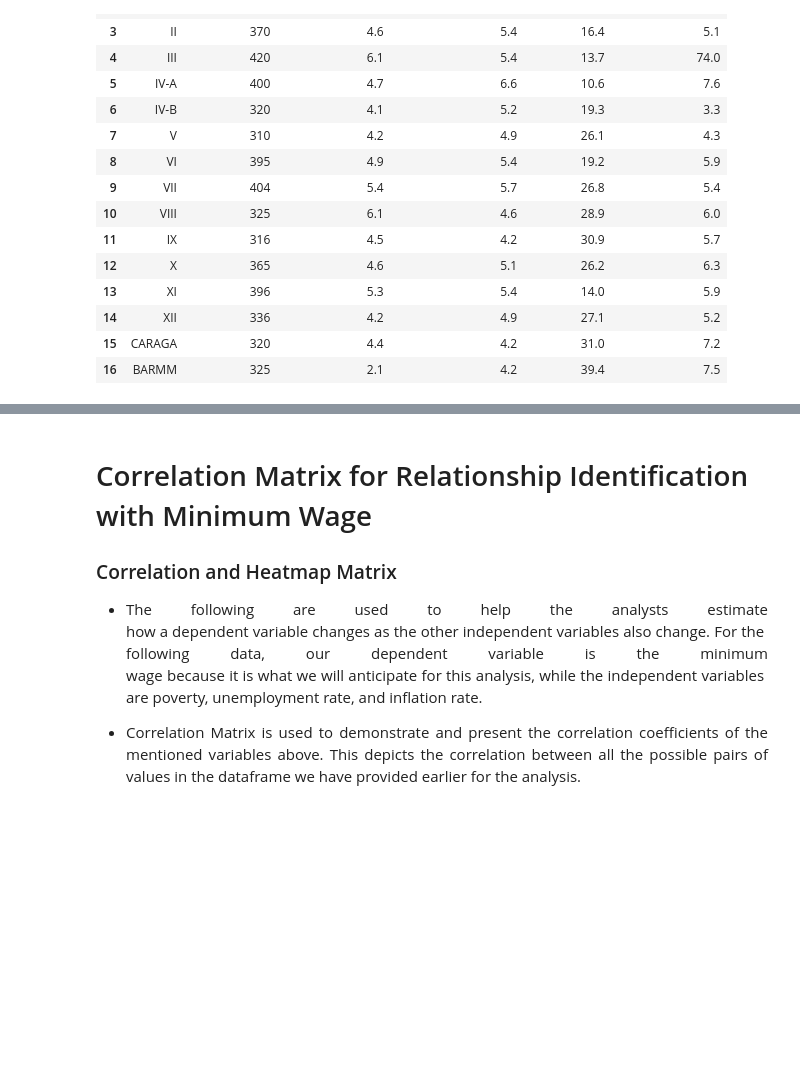
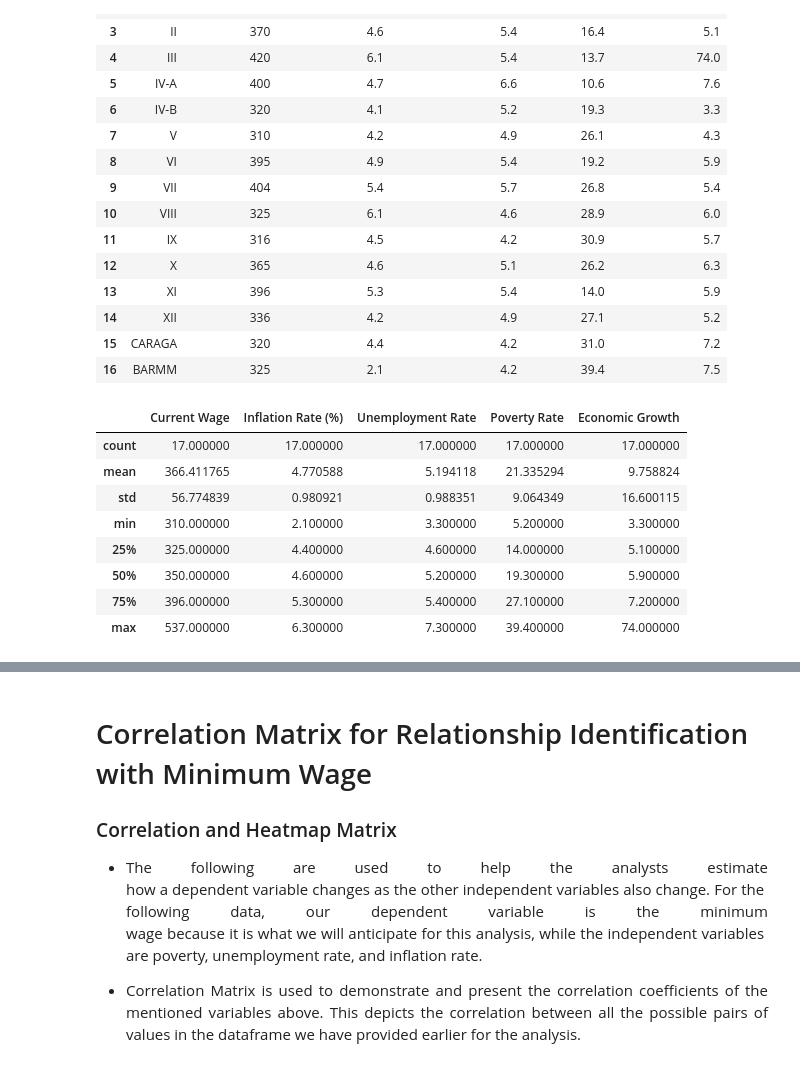
Before and after one commit to kryzlerahne/IT3205_FilipinoDataAlliance, a Jupyter notebook: Codes/The_Future_Pay_Visualizations.ipynb, the cells around one changed output, grey strips where cells are left out. Drawn from its saved outputs; the diff is of its cells as text; code cells hidden in the pictures; blank space fills up the shorter version.

```diff
--- a/Codes/The_Future_Pay_Visualizations.ipynb
+++ b/Codes/The_Future_Pay_Visualizations.ipynb
@@ -602,3 +602,15 @@ display(df.iloc[0:])
 | 14 | XII | 336 | 4.2 | 4.9 | 27.1 | 5.2 |
 | 15 | CARAGA | 320 | 4.4 | 4.2 | 31.0 | 7.2 |
 | 16 | BARMM | 325 | 2.1 | 4.2 | 39.4 | 7.5 |
+# %%
+df.describe()
+# %% [output]
+|  | Current Wage | Inflation Rate (%) | Unemployment Rate | Poverty Rate | Economic Growth |
+| count | 17.000000 | 17.000000 | 17.000000 | 17.000000 | 17.000000 |
+| mean | 366.411765 | 4.770588 | 5.194118 | 21.335294 | 9.758824 |
+| std | 56.774839 | 0.980921 | 0.988351 | 9.064349 | 16.600115 |
+| min | 310.000000 | 2.100000 | 3.300000 | 5.200000 | 3.300000 |
+| 25% | 325.000000 | 4.400000 | 4.600000 | 14.000000 | 5.100000 |
+| 50% | 350.000000 | 4.600000 | 5.200000 | 19.300000 | 5.900000 |
+| 75% | 396.000000 | 5.300000 | 5.400000 | 27.100000 | 7.200000 |
+| max | 537.000000 | 6.300000 | 7.300000 | 39.400000 | 74.000000 |
```
Also changed, not shown: parts of 5 cells of this notebook.
